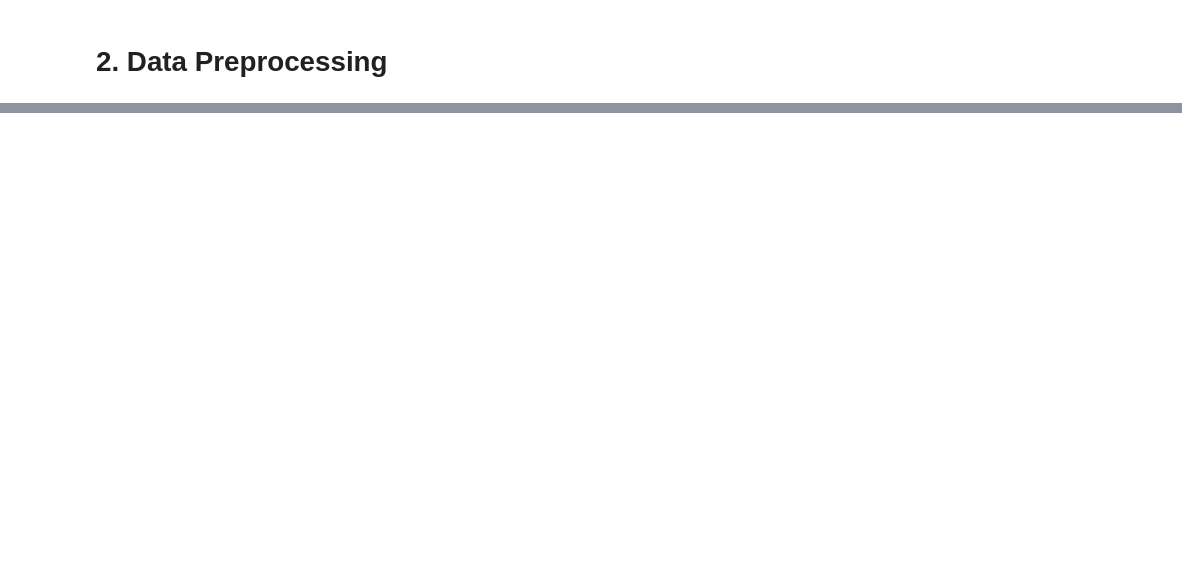
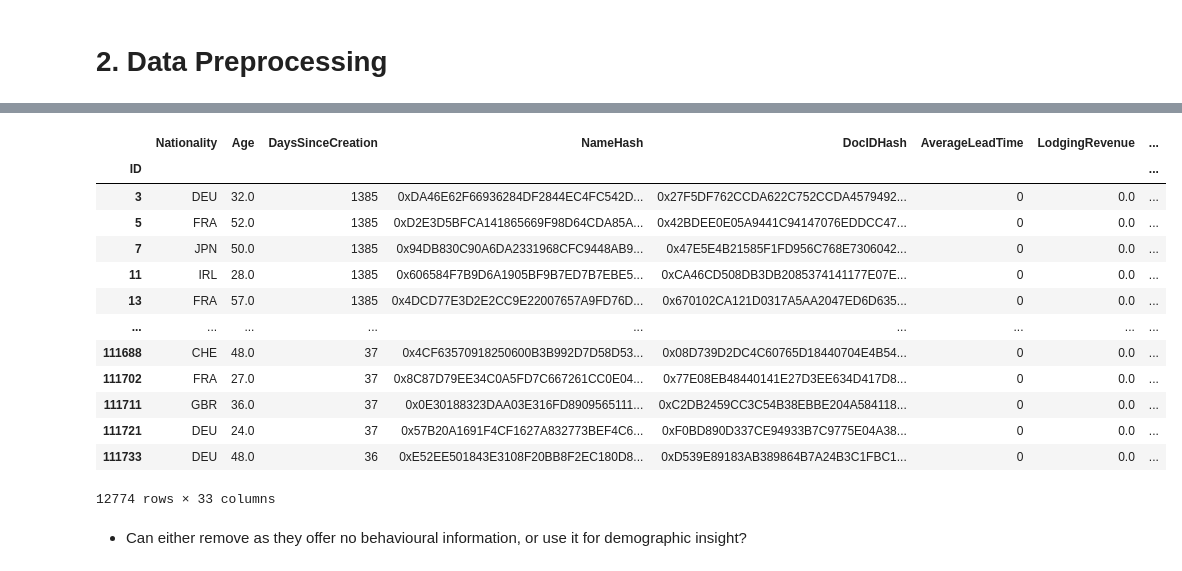
Before and after one commit to RubenCMarques/Hotel-Customer-Segmentation, a Jupyter notebook: Notebooks/Chloe_workspace.ipynb, the cells around one changed output, grey strips where cells are left out. Cells and saved outputs as stored; diff of their text form; code cells hidden in the pictures; blank space fills up the shorter version.

```diff
--- a/Notebooks/Chloe_workspace.ipynb
+++ b/Notebooks/Chloe_workspace.ipynb
@@ -1271,0 +1315,2 @@ plt.show()
+# %%
+data.loc[(data["TotalBookings"] == 0) & (data["NumberOfRequests"] > 0), "TotalBookings"] += 1
@@ -1271,0 +1322,20 @@ plt.show()
+# %%
+# Check rows that have no bookings and no total revenue
+data[(data["TotalBookings"] == 0) & (data["TotalRevenue"] == 0) & (data["NumberOfRequests"] == 0)]
+# %% [output]
+|  | Nationality | Age | DaysSinceCreation | NameHash | DocIDHash | AverageLeadTime | LodgingRevenue | ... |
+| ID |  |  |  |  |  |  |  | ... |
+| 3 | DEU | 32.0 | 1385 | 0xDA46E62F66936284DF2844EC4FC542D... | 0x27F5DF762CCDA622C752CCDA4579492... | 0 | 0.0 | ... |
+| 5 | FRA | 52.0 | 1385 | 0xD2E3D5BFCA141865669F98D64CDA85A... | 0x42BDEE0E05A9441C94147076EDDCC47... | 0 | 0.0 | ... |
+| 7 | JPN | 50.0 | 1385 | 0x94DB830C90A6DA2331968CFC9448AB9... | 0x47E5E4B21585F1FD956C768E7306042... | 0 | 0.0 | ... |
+| 11 | IRL | 28.0 | 1385 | 0x606584F7B9D6A1905BF9B7ED7B7EBE5... | 0xCA46CD508DB3DB2085374141177E07E... | 0 | 0.0 | ... |
+| 13 | FRA | 57.0 | 1385 | 0x4DCD77E3D2E2CC9E22007657A9FD76D... | 0x670102CA121D0317A5AA2047ED6D635... | 0 | 0.0 | ... |
+| ... | ... | ... | ... | ... | ... | ... | ... | ... |
+| 111688 | CHE | 48.0 | 37 | 0x4CF63570918250600B3B992D7D58D53... | 0x08D739D2DC4C60765D18440704E4B54... | 0 | 0.0 | ... |
+| 111702 | FRA | 27.0 | 37 | 0x8C87D79EE34C0A5FD7C667261CC0E04... | 0x77E08EB48440141E27D3EE634D417D8... | 0 | 0.0 | ... |
+| 111711 | GBR | 36.0 | 37 | 0x0E30188323DAA03E316FD8909565111... | 0xC2DB2459CC3C54B38EBBE204A584118... | 0 | 0.0 | ... |
+| 111721 | DEU | 24.0 | 37 | 0x57B20A1691F4CF1627A832773BEF4C6... | 0xF0BD890D337CE94933B7C9775E04A38... | 0 | 0.0 | ... |
+| 111733 | DEU | 48.0 | 36 | 0xE52EE501843E3108F20BB8F2EC180D8... | 0xD539E89183AB389864B7A24B3C1FBC1... | 0 | 0.0 | ... |
+12774 rows × 33 columns
+# %% [markdown]
+* Can either remove as they offer no behavioural information, or use it for demographic insight?
```
Also changed, not shown: parts of 9 cells of this notebook.
